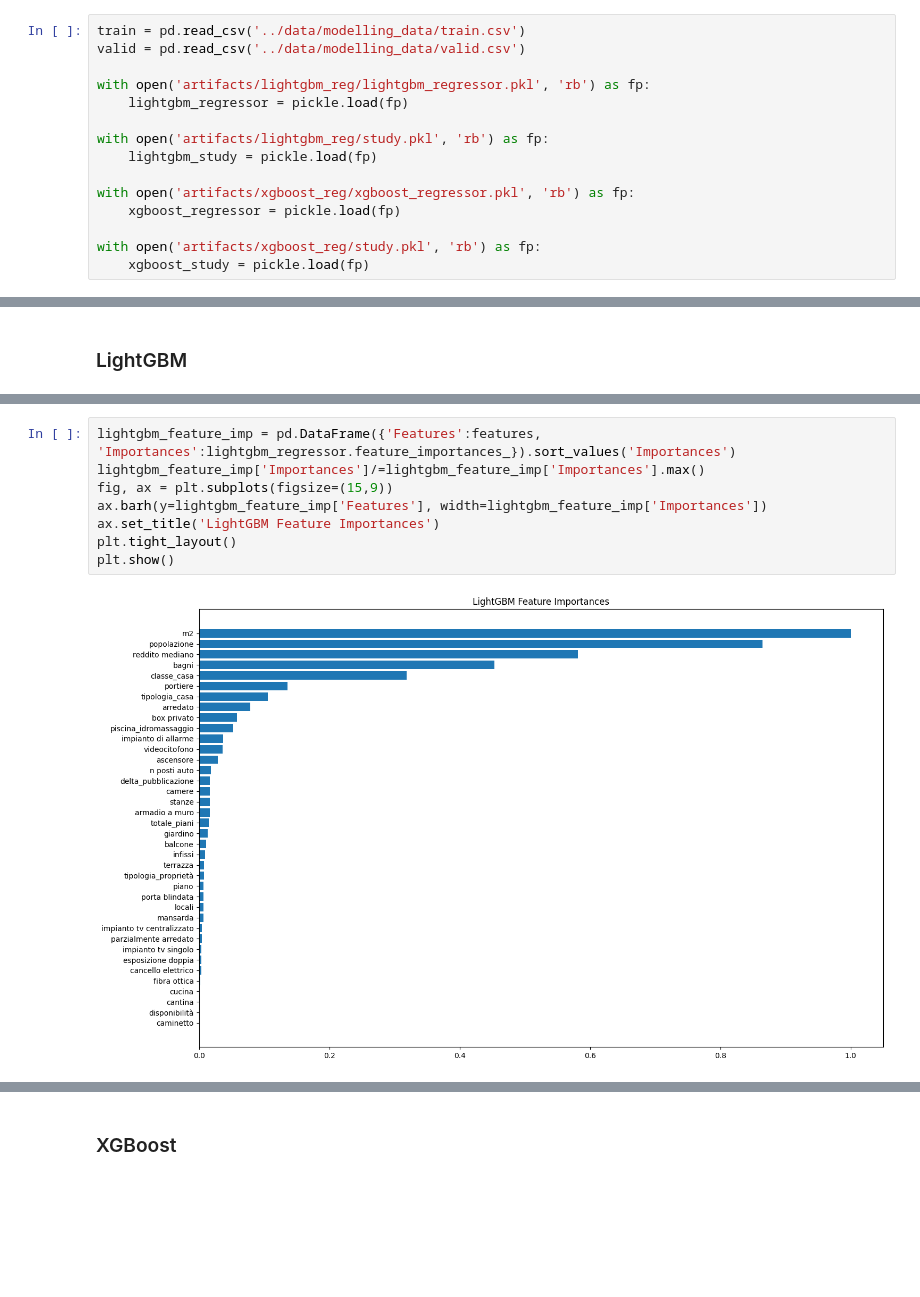
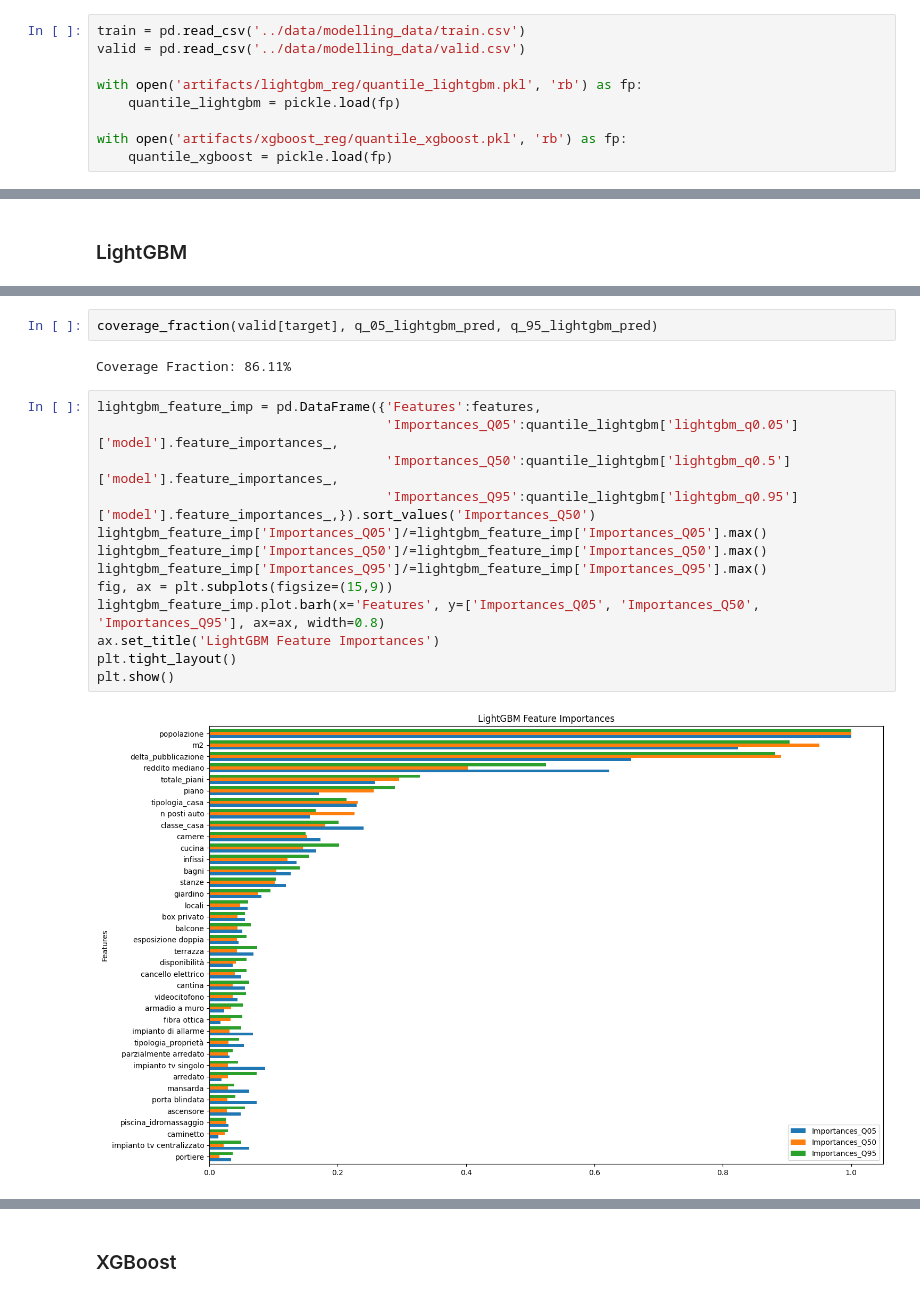
Before and after one commit to Fabiocerutids/Italy_House_Prices, a Jupyter notebook: 3_modelling/7_ml_evaluation.ipynb, the cells around one changed output, grey strips where cells are left out. Cells and saved outputs as stored; diff of their text form; blank space fills up the shorter version.

```diff
--- a/3_modelling/7_ml_evaluation.ipynb
+++ b/3_modelling/7_ml_evaluation.ipynb
@@ -15,15 +15,9 @@ pd.set_option('display.float_format', lambda x: '%.2f' % x)
 train = pd.read_csv('../data/modelling_data/train.csv')
 valid = pd.read_csv('../data/modelling_data/valid.csv')
 
-with open('artifacts/lightgbm_reg/lightgbm_regressor.pkl', 'rb') as fp:
-    lightgbm_regressor = pickle.load(fp)
+with open('artifacts/lightgbm_reg/quantile_lightgbm.pkl', 'rb') as fp:
+    quantile_lightgbm = pickle.load(fp)
 
-with open('artifacts/lightgbm_reg/study.pkl', 'rb') as fp:
-    lightgbm_study = pickle.load(fp)
-
-with open('artifacts/xgboost_reg/xgboost_regressor.pkl', 'rb') as fp:
-    xgboost_regressor = pickle.load(fp)
-
-with open('artifacts/xgboost_reg/study.pkl', 'rb') as fp:
-    xgboost_study = pickle.load(fp)
+with open('artifacts/xgboost_reg/quantile_xgboost.pkl', 'rb') as fp:
+    quantile_xgboost = pickle.load(fp)
 # %%
@@ -49,11 +51,20 @@ MAPE: 53.28%
+# %%
+coverage_fraction(valid[target], q_05_lightgbm_pred, q_95_lightgbm_pred)
+# %% [output]
+Coverage Fraction: 86.11%
 # %%
-lightgbm_feature_imp = pd.DataFrame({'Features':features, 'Importances':lightgbm_regressor.feature_importances_}).sort_values('Importances')
-lightgbm_feature_imp['Importances']/=lightgbm_feature_imp['Importances'].max()
+lightgbm_feature_imp = pd.DataFrame({'Features':features,
+                                     'Importances_Q05':quantile_lightgbm['lightgbm_q0.05']['model'].feature_importances_,
+                                     'Importances_Q50':quantile_lightgbm['lightgbm_q0.5']['model'].feature_importances_,
+                                     'Importances_Q95':quantile_lightgbm['lightgbm_q0.95']['model'].feature_importances_,}).sort_values('Importances_Q50')
+lightgbm_feature_imp['Importances_Q05']/=lightgbm_feature_imp['Importances_Q05'].max()
+lightgbm_feature_imp['Importances_Q50']/=lightgbm_feature_imp['Importances_Q50'].max()
+lightgbm_feature_imp['Importances_Q95']/=lightgbm_feature_imp['Importances_Q95'].max()
 fig, ax = plt.subplots(figsize=(15,9))
-ax.barh(y=lightgbm_feature_imp['Features'], width=lightgbm_feature_imp['Importances'])
+lightgbm_feature_imp.plot.barh(x='Features', y=['Importances_Q05', 'Importances_Q50', 'Importances_Q95'], ax=ax, width=0.8)
 ax.set_title('LightGBM Feature Importances')
 plt.tight_layout()
 plt.show()
 # %% [output]
-[figure, old version]
+[figure, new version]
 # %%
```
Also changed, not shown: parts of 16 cells of this notebook, 7 other files.
